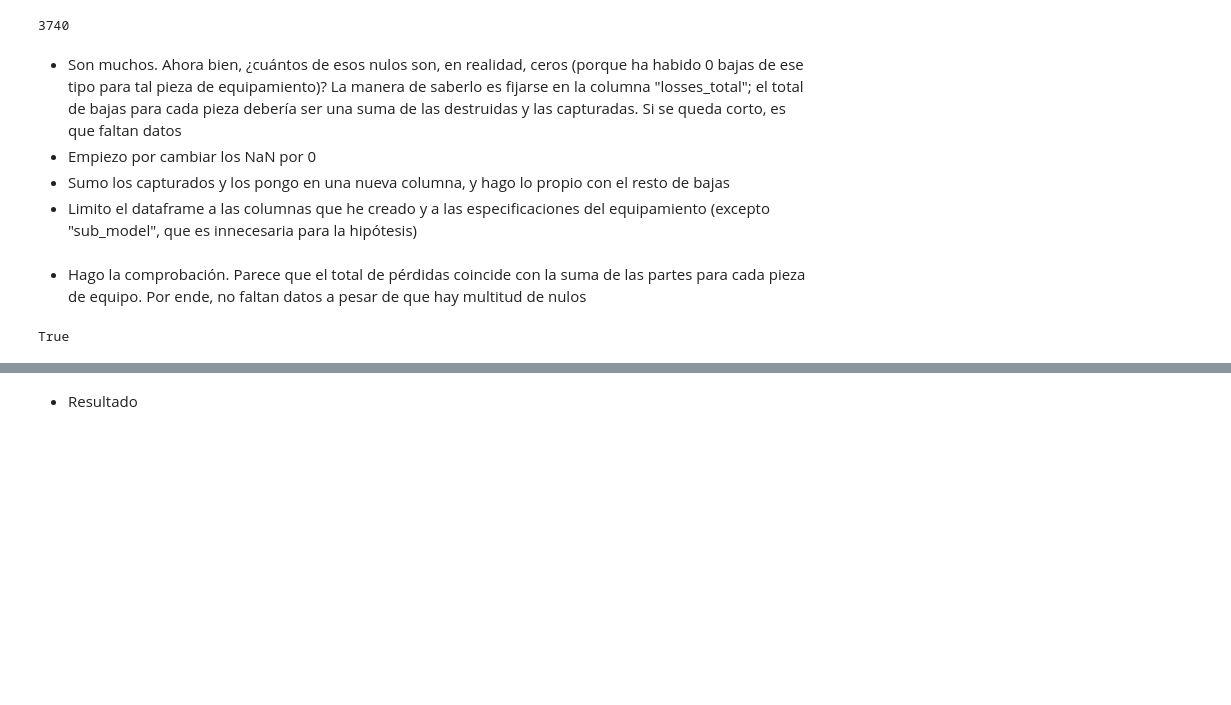
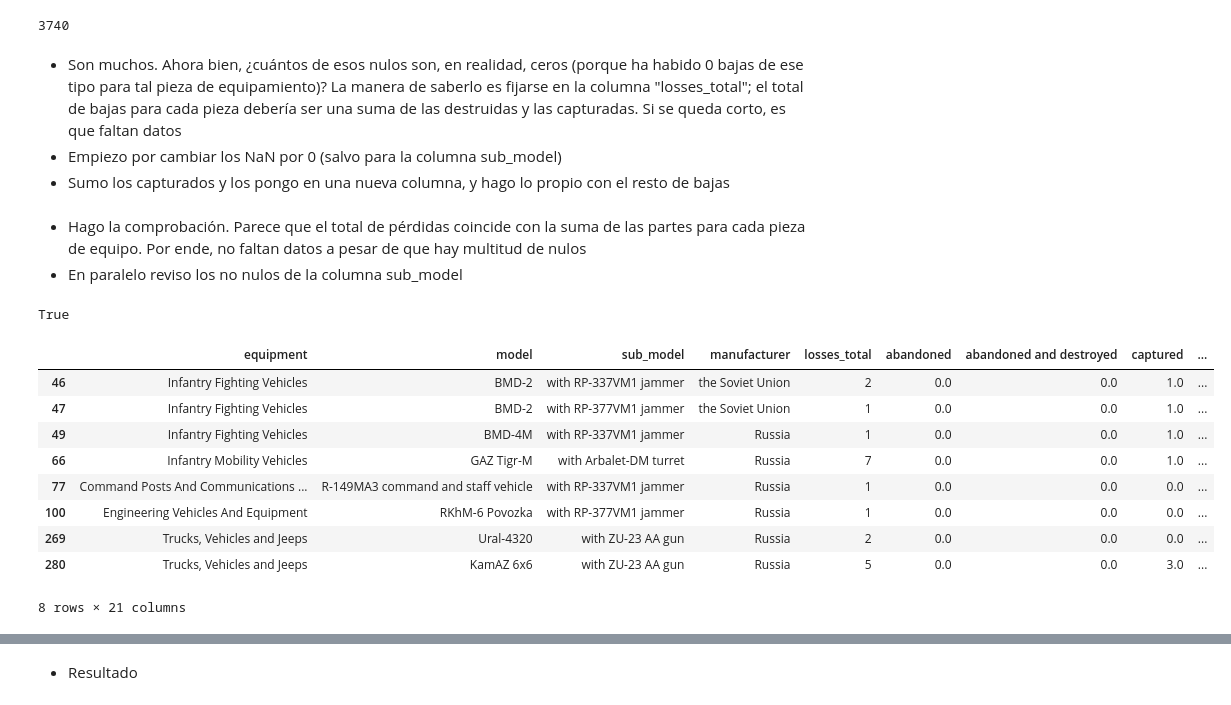
Before and after one commit to RogerPerello/EDA_project, a Jupyter notebook: src/EDA.ipynb, the cells around one changed output, grey strips where cells are left out. Drawn from its saved outputs; the diff is of its cells as text; code cells hidden in the pictures; blank space fills up the shorter version.

```diff
--- a/src/EDA.ipynb
+++ b/src/EDA.ipynb
@@ -378,7 +378,6 @@ df_tech.isnull().sum().sum()
 3740
 # %% [markdown]
 - Son muchos. Ahora bien, ¿cuántos de esos nulos son, en realidad, ceros (porque ha habido 0 bajas de ese tipo para tal pieza de equipamiento)? La manera de saberlo es fijarse en la columna "losses_total"; el total de bajas para cada pieza debería ser una suma de las destruidas y las capturadas. Si se queda corto, es que faltan datos
-- Empiezo por cambiar los NaN por 0
+- Empiezo por cambiar los NaN por 0 (salvo para la columna sub_model)
 - Sumo los capturados y los pongo en una nueva columna, y hago lo propio con el resto de bajas
-- Limito el dataframe a las columnas que he creado y a las especificaciones del equipamiento (excepto "sub_model", que es innecesaria para la hipótesis)
 # %%
@@ -406,6 +405,19 @@ df_tech = df_tech[['equipment','model', 'manufacturer', 'losses_total', 'total c
 # %% [markdown]
 - Hago la comprobación. Parece que el total de pérdidas coincide con la suma de las partes para cada pieza de equipo. Por ende, no faltan datos a pesar de que hay multitud de nulos
+- En paralelo reviso los no nulos de la columna sub_model
 # %%
-all(df_tech['losses_total']) == all(df_tech['total captured'] + df_tech['total not captured'])
+print(all(df_tech['losses_total']) == all(df_tech['total captured'] + df_tech['total not captured']))
+
+df_tech[df_tech['sub_model'].notnull()]
 # %% [output]
 True
+|  | equipment | model | sub_model | manufacturer | losses_total | abandoned | abandoned and destroyed | captured | ... |
+| 46 | Infantry Fighting Vehicles | BMD-2 | with RP-337VM1 jammer | the Soviet Union | 2 | 0.0 | 0.0 | 1.0 | ... |
+| 47 | Infantry Fighting Vehicles | BMD-2 | with RP-377VM1 jammer | the Soviet Union | 1 | 0.0 | 0.0 | 1.0 | ... |
+| 49 | Infantry Fighting Vehicles | BMD-4M | with RP-337VM1 jammer | Russia | 1 | 0.0 | 0.0 | 1.0 | ... |
+| 66 | Infantry Mobility Vehicles | GAZ Tigr-M | with Arbalet-DM turret | Russia | 7 | 0.0 | 0.0 | 1.0 | ... |
+| 77 | Command Posts And Communications ... | R-149MA3 command and staff vehicle | with RP-337VM1 jammer | Russia | 1 | 0.0 | 0.0 | 0.0 | ... |
+| 100 | Engineering Vehicles And Equipment | RKhM-6 Povozka | with RP-377VM1 jammer | Russia | 1 | 0.0 | 0.0 | 0.0 | ... |
+| 269 | Trucks, Vehicles and Jeeps | Ural-4320 | with ZU-23 AA gun | Russia | 2 | 0.0 | 0.0 | 0.0 | ... |
+| 280 | Trucks, Vehicles and Jeeps | KamAZ 6x6 | with ZU-23 AA gun | Russia | 5 | 0.0 | 0.0 | 3.0 | ... |
+8 rows × 21 columns
```
Also changed, not shown: parts of 6 cells of this notebook, 2 other files.
